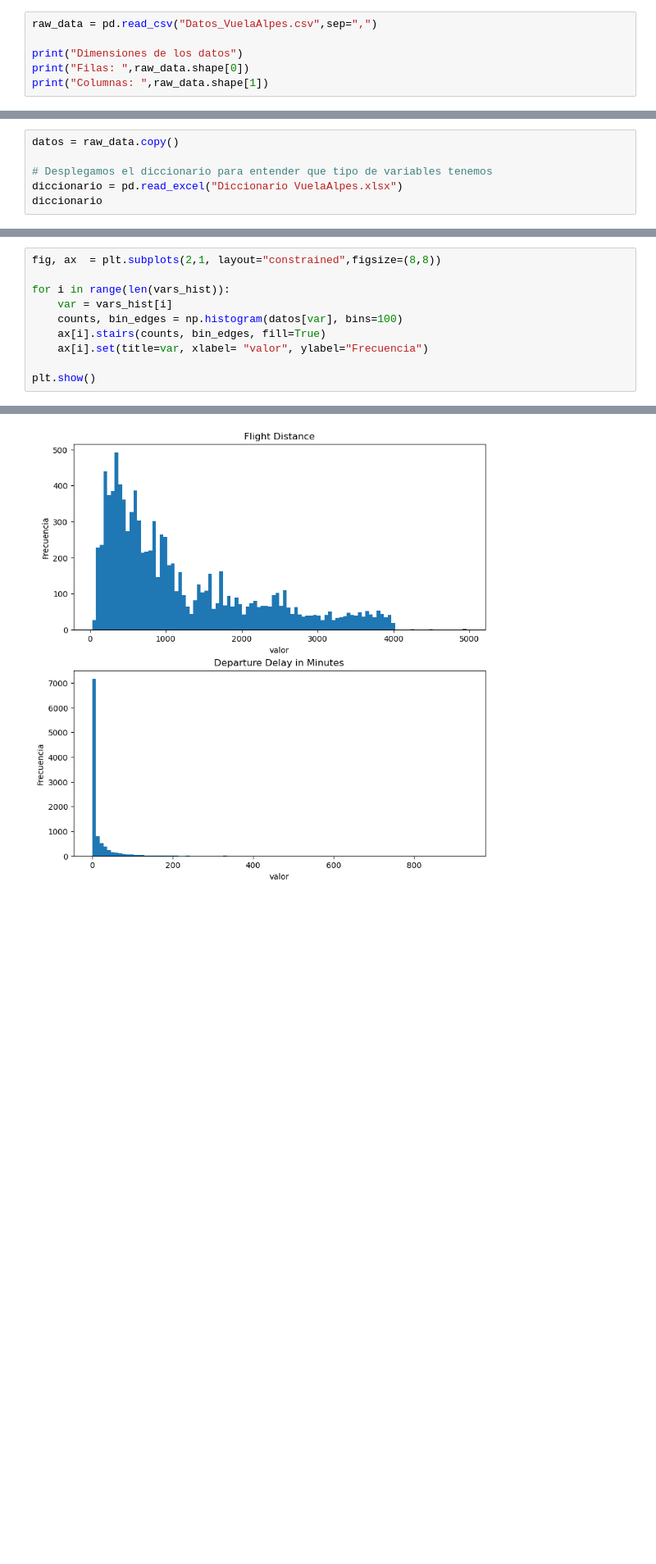
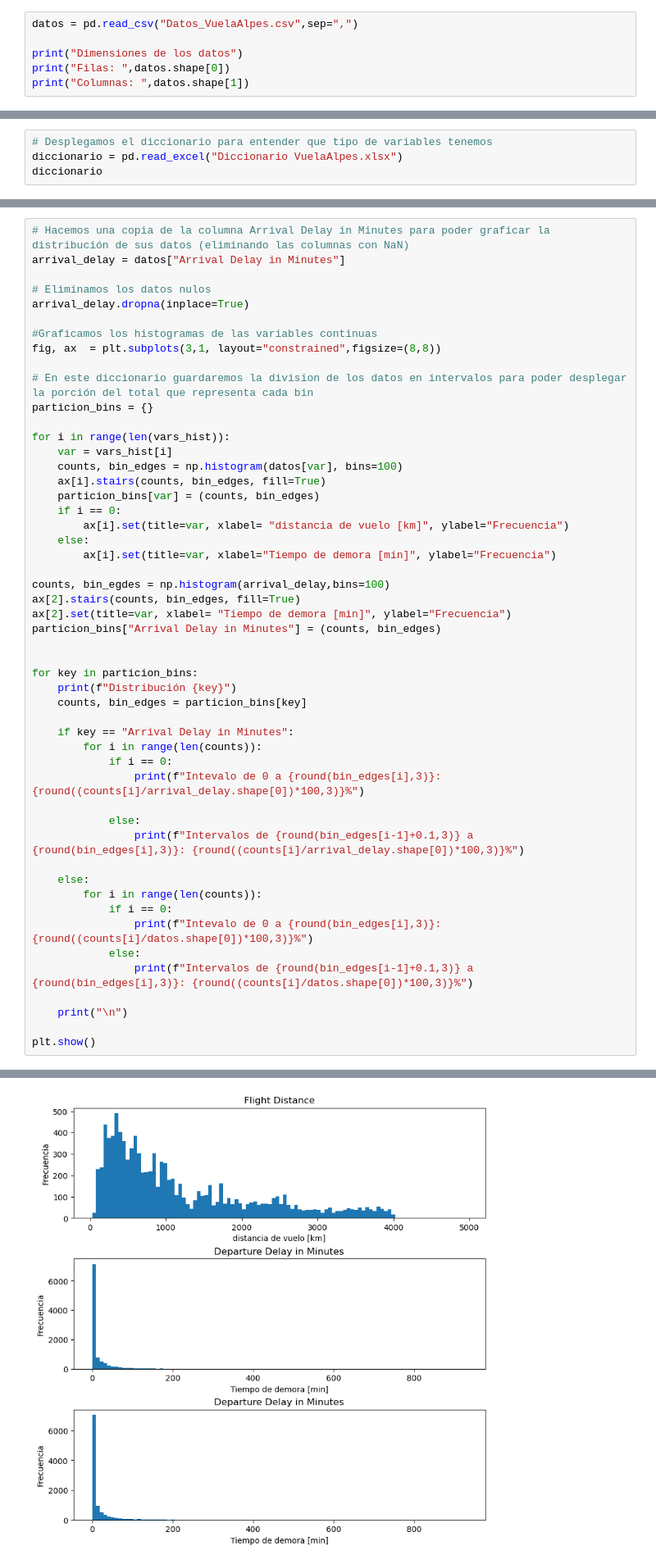
Before and after one commit to ef-blanco/Lab_1_Aprendizaje_Maq, a Jupyter notebook: L4 Tarea de agrupacion/Laboratorio_4_ML.ipynb, the cells around one changed output, grey strips where cells are left out. Shown at 82% size. Saved outputs shown, nothing was run; the diff lists cells and outputs as text; blank space fills up the shorter version.

```diff
--- a/L4 Tarea de agrupacion/Laboratorio_4_ML.ipynb
+++ b/L4 Tarea de agrupacion/Laboratorio_4_ML.ipynb
@@ -18,11 +18,11 @@ from sklearn.preprocessing import RobustScaler, MinMaxScaler, StandardScaler
 # %% [markdown]
 ## **Carga de datos**
 # %%
-raw_data = pd.read_csv("Datos_VuelaAlpes.csv",sep=",")
+datos = pd.read_csv("Datos_VuelaAlpes.csv",sep=",")
 
 print("Dimensiones de los datos")
-print("Filas: ",raw_data.shape[0])
-print("Columnas: ",raw_data.shape[1])
+print("Filas: ",datos.shape[0])
+print("Columnas: ",datos.shape[1])
 # %% [output]
 Dimensiones de los datos
 Filas:  10000
@@ -30,8 +30,6 @@ Columnas:  23
 # %% [markdown]
 ## **Exploración de datos**
 # %%
-datos = raw_data.copy()
-
 # Desplegamos el diccionario para entender que tipo de variables tenemos
 diccionario = pd.read_excel("Diccionario VuelaAlpes.xlsx")
 diccionario
@@ -171,13 +169,54 @@ plt.show()
 # %% [output]
 [figure]
 # %%
-fig, ax  = plt.subplots(2,1, layout="constrained",figsize=(8,8))
+# Hacemos una copia de la columna Arrival Delay in Minutes para poder graficar la distribución de sus datos (eliminando las columnas con NaN)
+arrival_delay = datos["Arrival Delay in Minutes"]
+
+# Eliminamos los datos nulos
+arrival_delay.dropna(inplace=True)
+
+#Graficamos los histogramas de las variables continuas
+fig, ax  = plt.subplots(3,1, layout="constrained",figsize=(8,8))
+
+# En este diccionario guardaremos la division de los datos en intervalos para poder desplegar la porción del total que representa cada bin
+particion_bins = {}
 
 for i in range(len(vars_hist)):
     var = vars_hist[i]
     counts, bin_edges = np.histogram(datos[var], bins=100)
     ax[i].stairs(counts, bin_edges, fill=True)
-    ax[i].set(title=var, xlabel= "valor", ylabel="Frecuencia")
+    particion_bins[var] = (counts, bin_edges)
+    if i == 0:
+        ax[i].set(title=var, xlabel= "distancia de vuelo [km]", ylabel="Frecuencia")
+    else:
+        ax[i].set(title=var, xlabel="Tiempo de demora [min]", ylabel="Frecuencia")
+
+counts, bin_egdes = np.histogram(arrival_delay,bins=100)
+ax[2].stairs(counts, bin_edges, fill=True)
+ax[2].set(title=var, xlabel= "Tiempo de demora [min]", ylabel="Frecuencia")
+particion_bins["Arrival Delay in Minutes"] = (counts, bin_edges)
+
+
+for key in particion_bins:
+    print(f"Distribución {key}")
+    counts, bin_edges = particion_bins[key]
+
+    if key == "Arrival Delay in Minutes":
+        for i in range(len(counts)):
+            if i == 0:
+                print(f"Intevalo de 0 a {round(bin_edges[i],3)}: {round((counts[i]/arrival_delay.shape[0])*100,3)}%")
+
+            else:
+                print(f"Intervalos de {round(bin_edges[i-1]+0.1,3)} a {round(bin_edges[i],3)}: {round((counts[i]/arrival_delay.shape[0])*100,3)}%")
+
+    else:
+        for i in range(len(counts)):
+            if i == 0:
+                print(f"Intevalo de 0 a {round(bin_edges[i],3)}: {round((counts[i]/datos.shape[0])*100,3)}%")
+            else:
+                print(f"Intervalos de {round(bin_edges[i-1]+0.1,3)} a {round(bin_edges[i],3)}: {round((counts[i]/datos.shape[0])*100,3)}%")
+
+    print("\n")
 
 plt.show()
 # %% [output]
@@ -184 +240 @@ plt.show()
-[figure, old version]
+[figure, new version]
```
Also changed, not shown: parts of 6 cells of this notebook.
